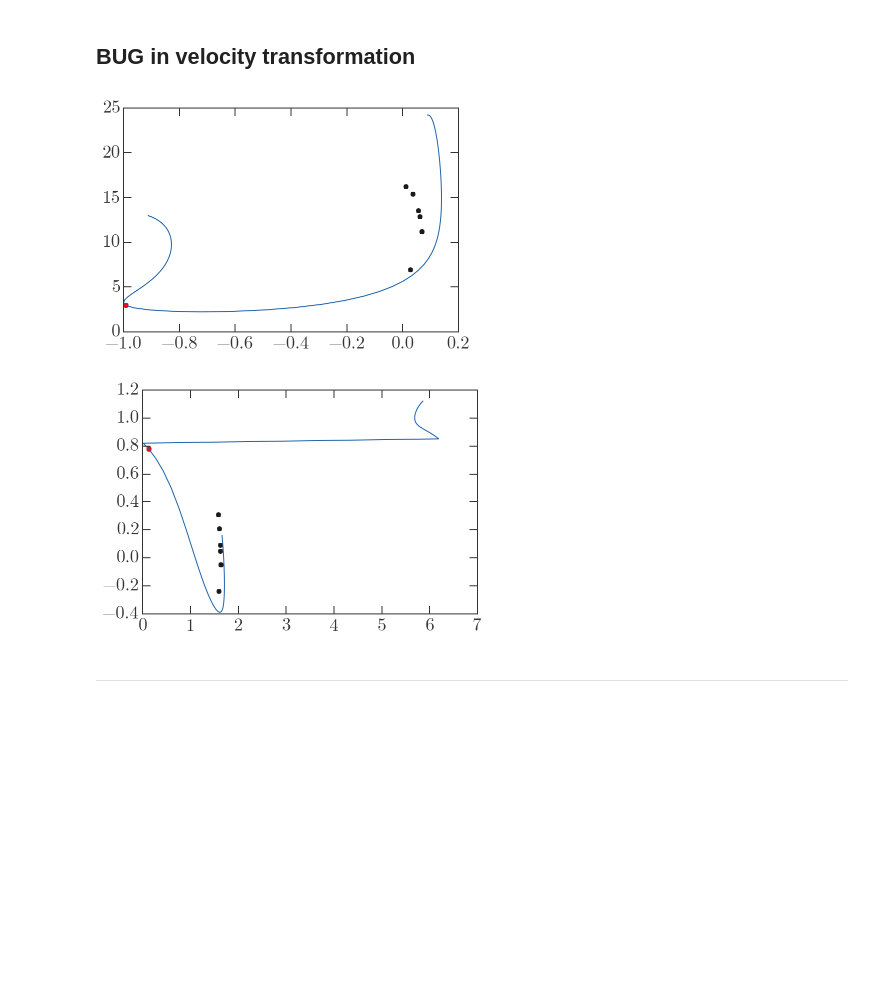
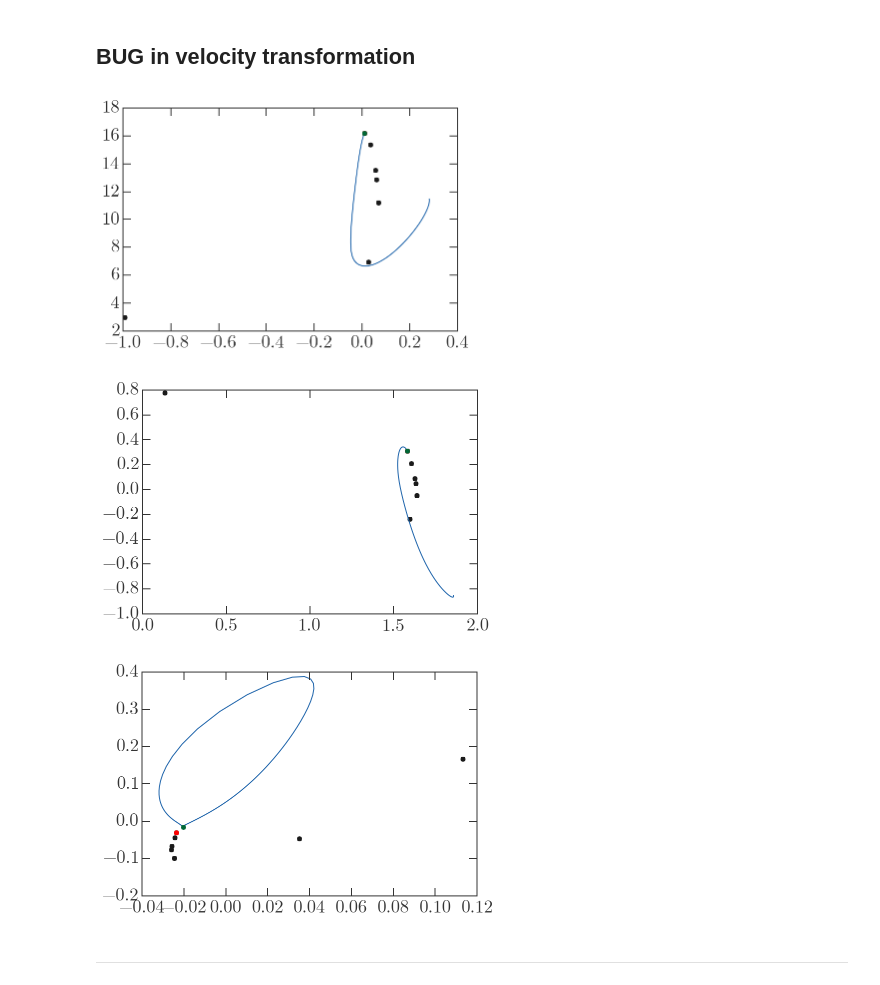
Before and after one commit to adrn/KingKong, a Jupyter notebook: notebooks/MockData2.ipynb, the cells around one changed output. Saved outputs shown, nothing was run; the diff lists cells and outputs as text; code cells hidden in the pictures; blank space fills up the shorter version.

```diff
--- a/notebooks/MockData2.ipynb
+++ b/notebooks/MockData2.ipynb
@@ -53,7 +53,7 @@ t0 = time.time()
 nsamples = 1024
 nsteps_per_period = 128
 
-np.random.seed(11)
+np.random.seed(45)
 for i in range(nsamples):
     n,nprime = np.random.randint(data_nstars, size=2)
     k,kprime = np.random.randint(nsteps_per_period, size=2)
@@ -102,35 +102,44 @@ for i in range(nsamples):
     _Y = kingkong.cartesian_to_spherical(kingkong.galactocentric_to_heliocentric(_XV))
 
 #     fig,axes = pl.subplots(1,1)
 #     axes.plot(data_X[:,0], data_X[:,1], marker='o', ls='none')
 #     axes.plot(data_X[n,0], data_X[n,1], marker='o', color='r', ls='none')
 #     axes.plot(_X[:,0], _X[:,1], marker=None, ls='-')
 
     fig,axes = pl.subplots(1,1)
     axes.plot(np.sin(data.Y[:,0]), data.Y[:,2], marker='o', ls='none')
     axes.plot(np.sin(data.Y[n,0]), data.Y[n,2], marker='o', color='r', ls='none')
     axes.plot(np.sin(_Y[:,0]), _Y[:,2], marker=None, ls='-')
+    axes.plot(np.sin(_Y[k,0]), _Y[k,2], marker='o', ls='none')
 
     fig,axes = pl.subplots(1,1)
     axes.plot((data.Y[:,0]+np.pi/2.) % (2*np.pi), data.Y[:,1], marker='o', ls='none')
     axes.plot((data.Y[n,0]+np.pi/2.) % (2*np.pi), data.Y[n,1], marker='o', color='r', ls='none')
     axes.plot((_Y[:,0]+np.pi/2.) % (2*np.pi), _Y[:,1], marker=None, ls='-')
+    axes.plot((_Y[k,0]+np.pi/2.) % (2*np.pi), _Y[k,1], marker='o', ls='none')
+
+    fig,axes = pl.subplots(1,1)
+    axes.plot(data.Y[:,3], data.Y[:,4], marker='o', ls='none')
+    axes.plot(data.Y[n,3], data.Y[n,4], marker='o', color='r', ls='none')
+    axes.plot(_Y[:,3], _Y[:,4], marker=None, ls='-')
+    axes.plot(_Y[k,3], _Y[k,4], marker='o', ls='none')
 
     break
 
     chisq_nk = _mock.compute_statistic(data)
     N = np.sum(chisq_nk.min(axis=1) < 10.) # Note: 10 is an arbitrary threshold
 
     if N > 0:
         print(i, N)
 
     if N == data_nstars:
         print("Found it:", i)
         print(time.time() - t0)
         break
 # %% [output]
-[figure, old version]
+[figure, new version]
-[figure, old version]
+[figure, new version]
+[figure, added]
 # %% [markdown]
 ---
 # %%
```
